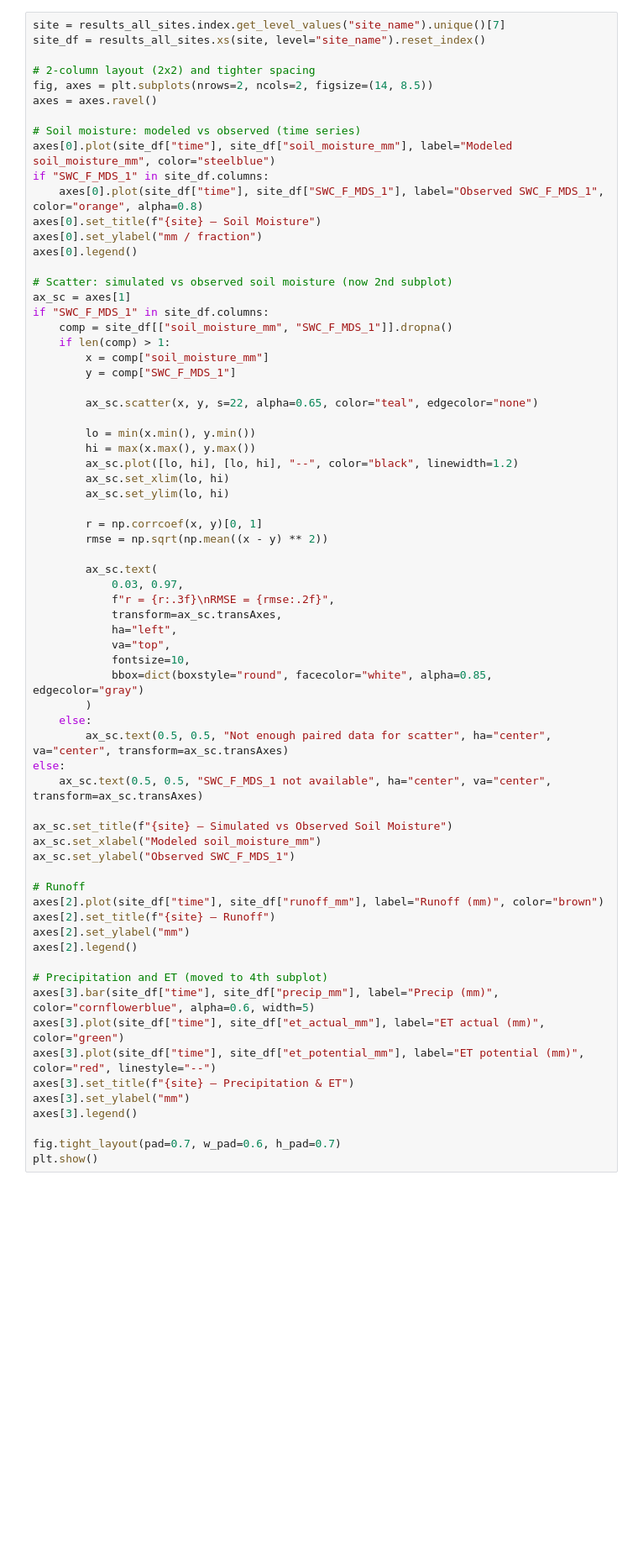
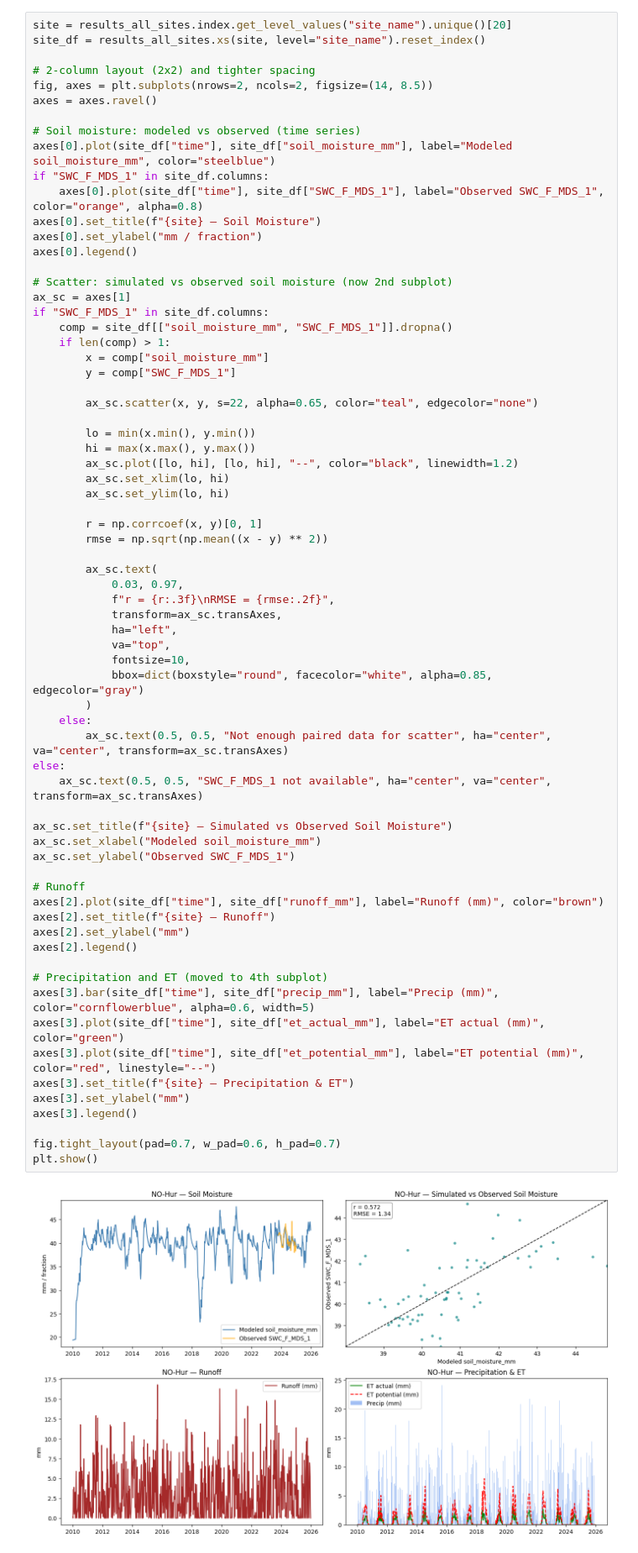
Before and after one commit to vmyrgiotis/soil_moisture_model, a Jupyter notebook: notebook.ipynb, the cells around one changed output. Shown at 84% size. Drawn from its saved outputs; the diff is of its cells as text; blank space fills up the shorter version.

```diff
--- a/notebook.ipynb
+++ b/notebook.ipynb
@@ -134,7 +139,7 @@ plt.show()
 ## Post-calibration Site-Specific Time Series Plots
 This block generates time series plots for modeled and observed soil moisture, precipitation, ET, runoff, and drainage for a selected site.
 # %%
-site = results_all_sites.index.get_level_values("site_name").unique()[7]
+site = results_all_sites.index.get_level_values("site_name").unique()[20]
 site_df = results_all_sites.xs(site, level="site_name").reset_index()
 
 # 2-column layout (2x2) and tighter spacing
@@ -175,33 +180,35 @@ if "SWC_F_MDS_1" in site_df.columns:
             ha="left",
             va="top",
             fontsize=10,
             bbox=dict(boxstyle="round", facecolor="white", alpha=0.85, edgecolor="gray")
         )
     else:
         ax_sc.text(0.5, 0.5, "Not enough paired data for scatter", ha="center", va="center", transform=ax_sc.transAxes)
 else:
     ax_sc.text(0.5, 0.5, "SWC_F_MDS_1 not available", ha="center", va="center", transform=ax_sc.transAxes)
 
 ax_sc.set_title(f"{site} — Simulated vs Observed Soil Moisture")
 ax_sc.set_xlabel("Modeled soil_moisture_mm")
 ax_sc.set_ylabel("Observed SWC_F_MDS_1")
 
 # Runoff
 axes[2].plot(site_df["time"], site_df["runoff_mm"], label="Runoff (mm)", color="brown")
 axes[2].set_title(f"{site} — Runoff")
 axes[2].set_ylabel("mm")
 axes[2].legend()
 
 # Precipitation and ET (moved to 4th subplot)
 axes[3].bar(site_df["time"], site_df["precip_mm"], label="Precip (mm)", color="cornflowerblue", alpha=0.6, width=5)
 axes[3].plot(site_df["time"], site_df["et_actual_mm"], label="ET actual (mm)", color="green")
 axes[3].plot(site_df["time"], site_df["et_potential_mm"], label="ET potential (mm)", color="red", linestyle="--")
 axes[3].set_title(f"{site} — Precipitation & ET")
 axes[3].set_ylabel("mm")
 axes[3].legend()
 
 fig.tight_layout(pad=0.7, w_pad=0.6, h_pad=0.7)
 plt.show()
+# %% [output]
+[figure, added]
 # %% [markdown]
 # Batch Model Simulation for All Sites
 This block runs the soil moisture model for all sites, merges observed SWC, and summarizes the results.
```
Also changed, not shown: parts of 2 cells of this notebook, 1 other file.
